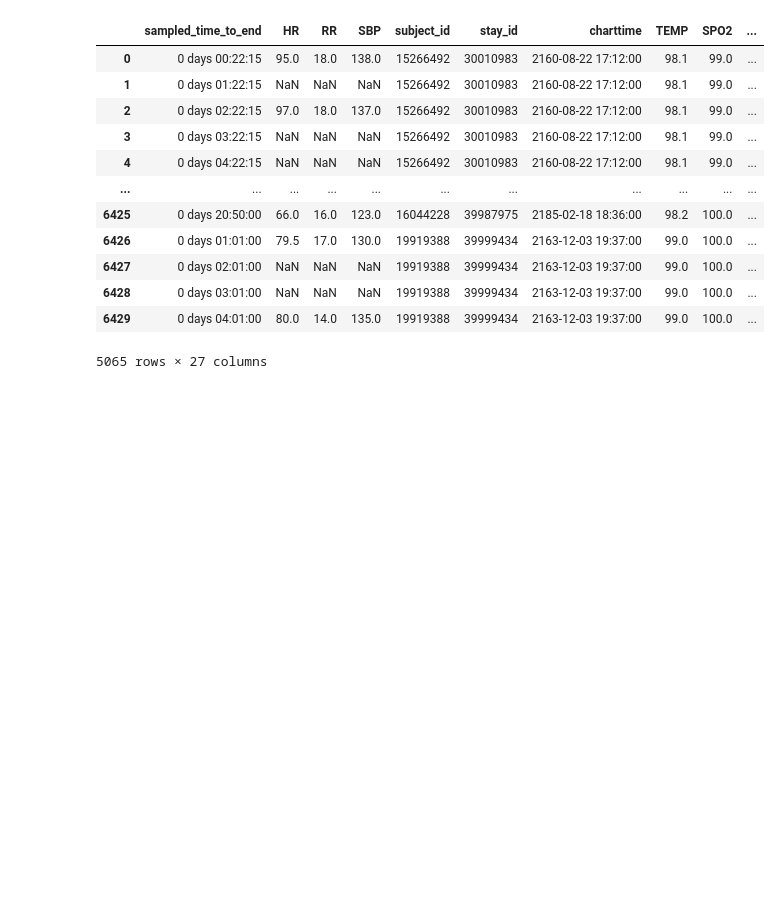
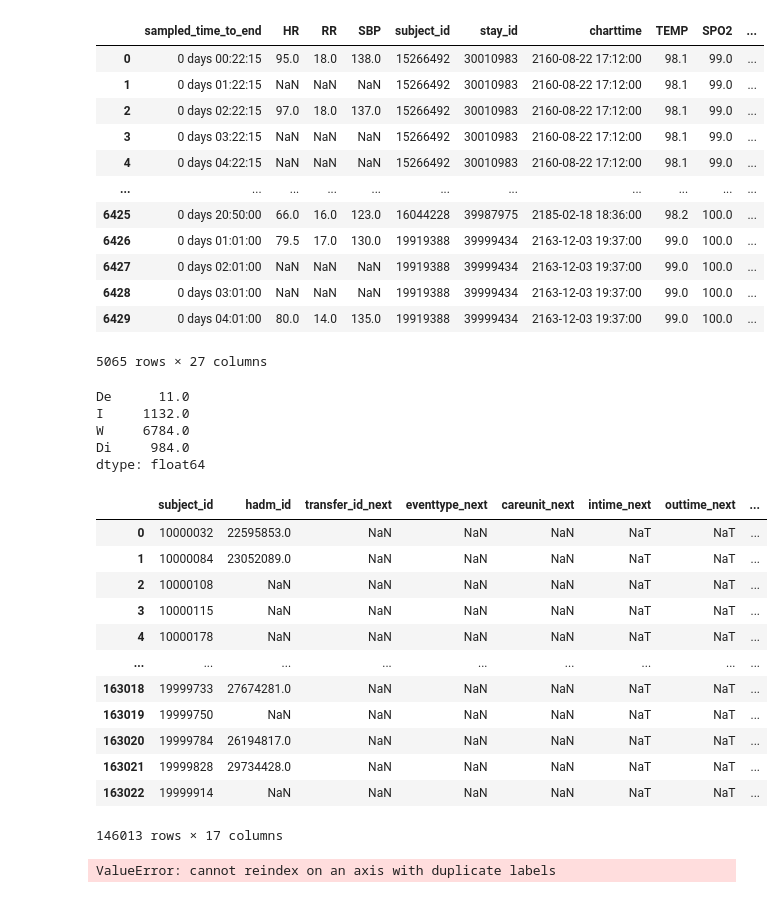
Before and after one commit to hrna-ox/VarPhenClustering, a Jupyter notebook: Developing Code.ipynb, the cells around one changed output. Saved outputs shown, nothing was run; the diff lists cells and outputs as text; code cells hidden in the pictures; blank space fills up the shorter version.

Commit message:
Edited MIMIC processing

```diff
--- a/Developing Code.ipynb
+++ b/Developing Code.ipynb
@@ -144,0 +157,7 @@ vitals_S5
+# %%
+with open("src/data_processing/MIMIC/MIMIC_PROCESSING_DEFAULT_VARS.json", "r") as f:
+    DEFAULT_CONFIG = json.load(f)
+    f.close()
+
+if not os.path.exists(DEFAULT_CONFIG["SAVE_FD"]):
+    os.makedirs(DEFAULT_CONFIG["SAVE_FD"])
@@ -144,0 +245,44 @@ vitals_S5
+# %%
+out_12h.sum(axis=0)
+# %% [output]
+De      11.0
+I     1132.0
+W     6784.0
+Di     984.0
+dtype: float64
+# %%
+
+admissions = pd.read_csv(DEFAULT_CONFIG["SAVE_FD"] + "admissions_intermediate.csv",
+                         index_col=0, header=0,
+                         parse_dates=["intime", "outtime", "intime_next", "outtime_next", "deathtime"])
+# %%
+admissions
+# %% [output]
+|  | subject_id | hadm_id | transfer_id_next | eventtype_next | careunit_next | intime_next | outtime_next | ... |
+| 0 | 10000032 | 22595853.0 | NaN | NaN | NaN | NaT | NaT | ... |
+| 1 | 10000084 | 23052089.0 | NaN | NaN | NaN | NaT | NaT | ... |
+| 2 | 10000108 | NaN | NaN | NaN | NaN | NaT | NaT | ... |
+| 3 | 10000115 | NaN | NaN | NaN | NaN | NaT | NaT | ... |
+| 4 | 10000178 | NaN | NaN | NaN | NaN | NaT | NaT | ... |
+| ... | ... | ... | ... | ... | ... | ... | ... | ... |
+| 163018 | 19999733 | 27674281.0 | NaN | NaN | NaN | NaT | NaT | ... |
+| 163019 | 19999750 | NaN | NaN | NaN | NaN | NaT | NaT | ... |
+| 163020 | 19999784 | 26194817.0 | NaN | NaN | NaN | NaT | NaT | ... |
+| 163021 | 19999828 | 29734428.0 | NaN | NaN | NaN | NaT | NaT | ... |
+| 163022 | 19999914 | NaN | NaN | NaN | NaN | NaT | NaT | ... |
+146013 rows × 17 columns
+# %%
+
+admissions_subset = admissions.query("hadm_id.isin(@list_of_hadms)").set_index("hadm_id")
+vitals_subset = vitals.query("hadm_id.isin(@list_of_hadms)")
+
+# Add static variables to vitals
+vitals_final = (vitals_subset
+            .assign(gender=lambda x: admissions_subset.loc[x.hadm_id, "gender"],
+                    age=lambda x: admissions_subset.loc[x.hadm_id, "age"],
+                    ESI=lambda x: admissions_subset.loc[x.hadm_id, "ESI"])
+            .assign(gender=lambda x: x.loc[:, "gender"].replace(["M", "F"], value=[1, 0]))
+            .assign(charttime=lambda x: x["outtime"] - x["sampled_time_to_end"])
+            )
+# %% [output]
+ValueError: cannot reindex on an axis with duplicate labels
```
Also changed, not shown: parts of 8 cells of this notebook, 4 other files.
